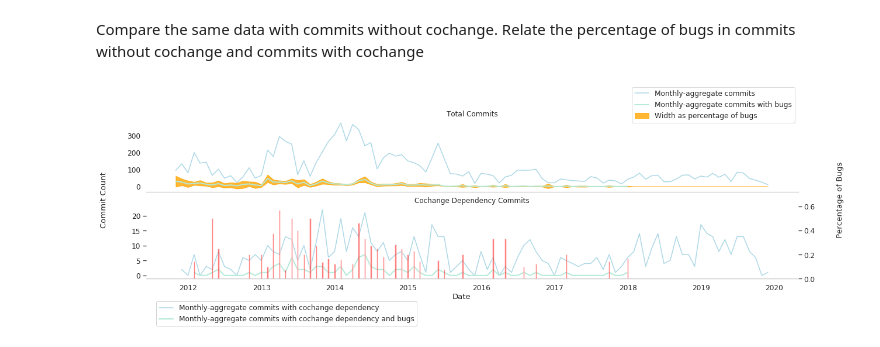
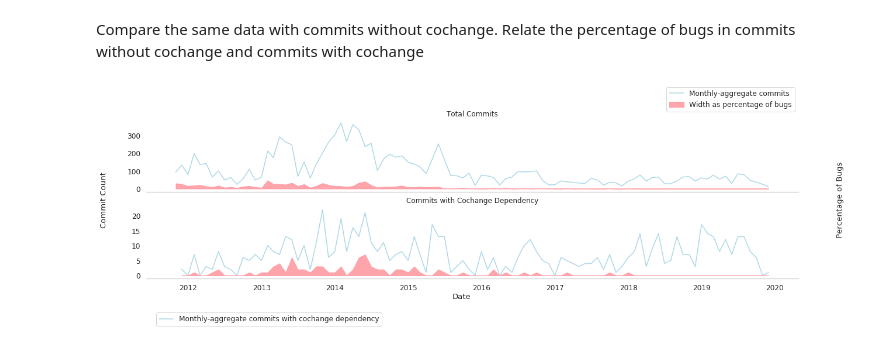
Before and after one commit to luisamaralh/co-change-dependencies, a Jupyter notebook: notebooks/eda.ipynb, the cells around one changed output. Saved outputs shown, nothing was run; the diff lists cells and outputs as text; code cells hidden in the pictures.

```diff
--- a/notebooks/eda.ipynb
+++ b/notebooks/eda.ipynb
@@ -94,12 +94,12 @@ show_barplot(cc_df, 'support_count', y_logscale='log')
 ### > How many of the observations are unique?
 # %%
 # hashes the list of commits to check for duplicates
-cc_df['id_hash'] = cc_df.commit_hash.apply(lambda x: hash(tuple(x)))
+relevant_cc['id_hash'] = relevant_cc.commit_hash.apply(lambda x: hash(tuple(x)))
 # %%
 print(
     'Unique hashes of list of commit_hash: {0}\n'
     .format(
-        len(cc_df) - cc_df.set_index('id_hash').index.duplicated().sum()
+        len(relevant_cc) - relevant_cc.set_index('id_hash').index.duplicated().sum()
     )
     + 'Should the order of components influence the co-change dependency (a,b != b,a ?)? It does at this time.'
 )
@@ -108,9 +108,12 @@ Unique hashes of list of commit_hash: 1950
 Should the order of components influence the co-change dependency (a,b != b,a ?)? It does at this time.
 # %%
 unique_cc =\
-    cc_df[
-        ~cc_df.set_index('id_hash')
+    relevant_cc[
+        ~relevant_cc.set_index('id_hash')
         .index.duplicated()
     ].reset_index(drop=True).copy()
 
 unique_cc
+
+# frees memory
+del relevant_cc
@@ -259,12 +248,18 @@ Compare the same data with commits without cochange. Relate the percentage of bu
 # new_commits[new_commits.apply(lambda x: x in cochange_commits)]
 
 # gets an array of unique commit hashes with cochange dependency
-cochange_commits = np.unique(np.hstack(relevant_cc['commit_hash'].values))
+cochange_commits = np.unique(np.hstack(unique_cc['commit_hash'].values))
 
 # filters the series of commits to have only cochange dependency
 if type(cochange_commits) == np.ndarray:
     cochange_commits = new_commits[new_commits.apply(lambda x: x in cochange_commits)]
 # %%
+# initializes dataframes for plotting
+commits_monthly_count = new_commits.resample('M').count()
+bugs_commits_monthly_count= new_commits[new_commits.apply(lambda x: x in bic.values)].resample('M').count()
+cochange_commits_monthly_count = cochange_commits.resample('M').count()
+cochange_bug_commits_monthly_count = cochange_commits[cochange_commits.apply(lambda x: x in bic.values)].resample('M').count()
+
 # creates the subplots
 fig, ax = plt.subplots(2, 1, figsize=(20,5), sharex=True)
 fig.text(0.5, 0.04, 'Date', ha='center', va='center')
@@ -278,69 +273,76 @@ ax[0].spines['right'].set_visible(False)
 ax[0].spines['left'].set_visible(False)
 
 line1 = ax[0].plot(
-    new_commits.resample('M').count().index.date,
-    new_commits.resample('M').count().values,
+    commits_monthly_count.index.date,
+    commits_monthly_count.values,
     label='Monthly-aggregate commits',
     color='lightblue'
 )
 
 
-line2 = ax[0].plot(
-    new_commits[new_commits.apply(lambda x: x in bic.values)].resample('M').count().index.date,
-    new_commits[new_commits.apply(lambda x: x in bic.values)].resample('M').count(),
-    label='Monthly-aggregate commits with bugs',
-    color='#B5EAD7',
-    linewidth=2.0
-)
+# line2 = ax[0].plot(
+#     bugs_commits_monthly_count.index.date,
+#     bugs_commits_monthly_count,
+#     label='Monthly-aggregate commits with bugs',
+#     color='#FF9AA2',
+#     linewidth=2.0
+# )
 ax[0].legend(loc='upper left', bbox_to_anchor=(0.01, 1.5))
 
 # ax2 = ax[0].twinx()
 # ax2.spines['top'].set_visible(False)
 # ax2.spines['right'].set_visible(False)
 # ax2.spines['left'].set_visible(False)
 
-ratio = (new_commits[new_commits.apply(lambda x: x in bic.values)].resample('M').count() / new_commits.resample('M').count()).fillna(0.0)
+ratio = (bugs_commits_monthly_count / commits_monthly_count).fillna(0.0)
 fill = ax[0].fill_between(
-    new_commits.resample('M').count().index.date,
-    (new_commits[new_commits.apply(lambda x: x in bic.values)].resample('M').count() + 100*ratio).fillna(0.0).values,
-    y2=(new_commits[new_commits.apply(lambda x: x in bic.values)].resample('M').count() - 100*ratio).fillna(0.0).values,
-    color='orange', alpha=.8, label='Width as percentage of bugs'
+    commits_monthly_count.index.date,
+    (commits_monthly_count * ratio).fillna(0.0).values,
+    # y2=(bugs_commits_monthly_count - 100*ratio).fillna(0.0).values,
+    color='#FF9AA2', alpha=.9, label='Width as percentage of bugs'
 )
 # fill = ax2.bar(ratio.index.date, ratio.values, 5.0, color='red', alpha=.5, label='Monthly Percentage of Bugs')
 ax[0].legend(loc='upper right', bbox_to_anchor=(1.0, 1.5))
 
 # sets up the second plot
-ax[1].set_title('Cochange Dependency Commits', fontsize=12)
+ax[1].set_title('Commits with Cochange Dependency', fontsize=12)
 ax[1].spines['top'].set_visible(False)
 ax[1].spines['right'].set_visible(False)
 ax[1].spines['left'].set_visible(False)
 
 line3 = ax[1].plot(
-    cochange_commits.resample('M').count().index.date,
-    cochange_commits.resample('M').count().values,
+    cochange_commits_monthly_count.index.date,
+    cochange_commits_monthly_count.values,
     label='Monthly-aggregate commits with cochange dependency',
     color='lightblue',
 )
 
-line4 = ax[1].plot(
-    cochange_commits[cochange_commits.apply(lambda x: x in bic.values)].resample('M').count().index.date,
-    cochange_commits[cochange_commits.apply(lambda x: x in bic.values)].resample('M').count().values,
-    label='Monthly-aggregate commits with cochange dependency and bugs',
-    color='#B5EAD7',
-    linewidth=2.0
-)
+# line4 = ax[1].plot(
+#     cochange_bug_commits_monthly_count.index.date,
+#     cochange_bug_commits_monthly_count.values,
+#     label='Monthly-aggregate commits with cochange dependency and bugs',
+#     color='#B5EAD7',
+#     linewidth=2.0
+# )
 ax[1].legend(loc='lower left', bbox_to_anchor=(0.01, -0.7))
 
-ax3 = ax[1].twinx()
-# ax3.set_ylabel('Percentage of Bugs')
-ax3.spines['top'].set_visible(False)
-ax3.spines['right'].set_visible(False)
-ax3.spines['left'].set_visible(False)
+# ax3 = ax[1].twinx()
+# # ax3.set_ylabel('Percentage of Bugs')
+# ax3.spines['top'].set_visible(False)
+# ax3.spines['right'].set_visible(False)
+# ax3.spines['left'].set_visible(False)
 
-ratio = (cochange_commits[cochange_commits.apply(lambda x: x in bic.values)].resample('M').count() / cochange_commits.resample('M').count()).fillna(0.0)
-fill = ax3.bar(ratio.index.date, ratio.values, 7.0, color='red', alpha=.5, label='Monthly Percentage of Bugs')
+# ratio = (cochange_bug_commits_monthly_count / cochange_commits_monthly_count).fillna(0.0)
+# fill = ax3.bar(ratio.index.date, ratio.values, 7.0, color='red', alpha=.5, label='Monthly Percentage of Bugs')
+ratio = (cochange_bug_commits_monthly_count / cochange_commits_monthly_count).fillna(0.0)
+fill = ax[1].fill_between(
+    cochange_commits_monthly_count.index.date,
+    (cochange_commits_monthly_count * ratio).fillna(0.0).values,
+    # y2=(bugs_commits_monthly_count - 100*ratio).fillna(0.0).values,
+    color='#FF9AA2', alpha=.9, label='Width as percentage of bugs'
+)
 
 plt.show()
 # new_commits.resample('M').count().plot(kind='bar', figsize=(20,5))
 # %% [output]
-[figure, old version]
+[figure, new version]
```
Also changed, not shown: parts of 8 cells of this notebook.
